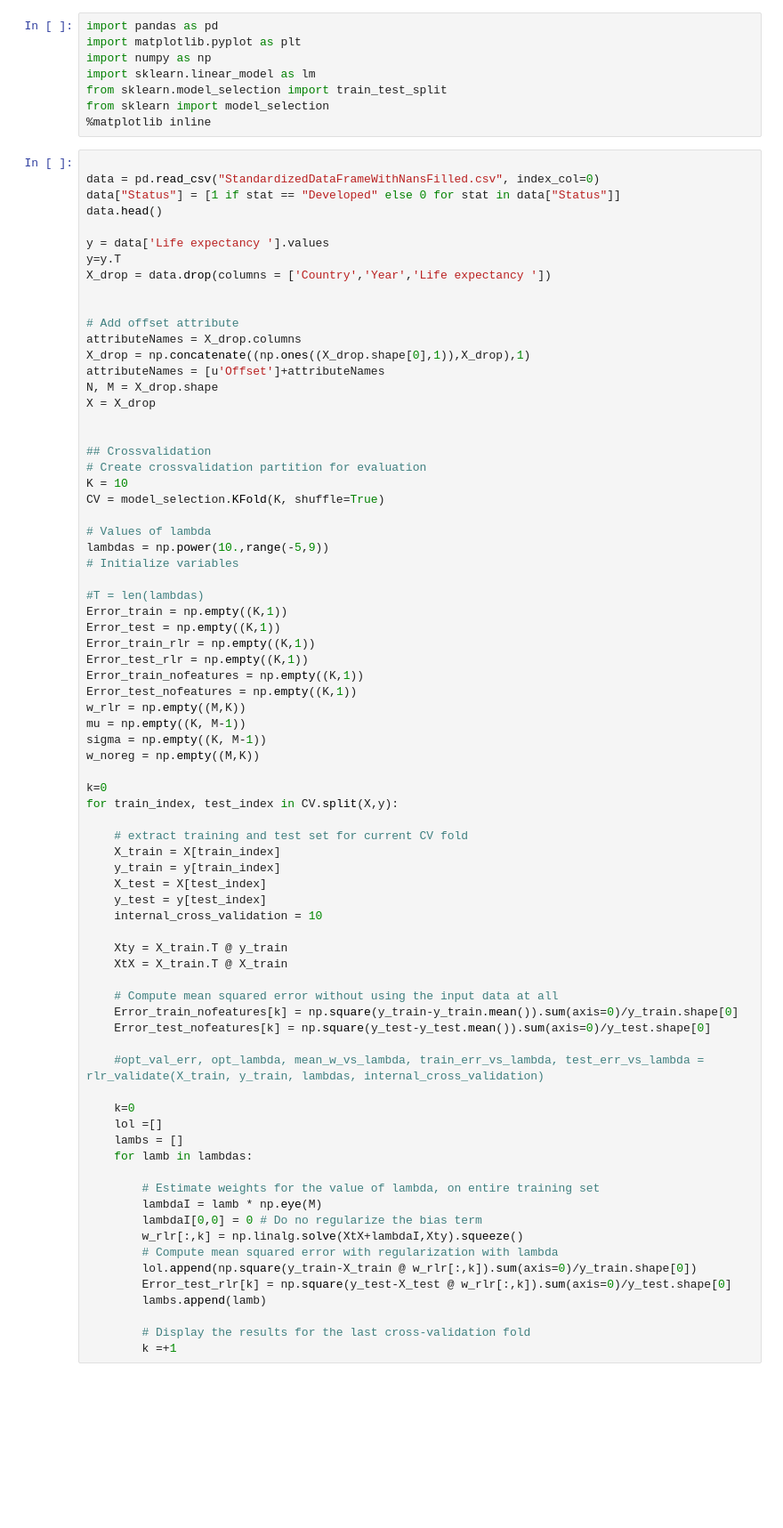
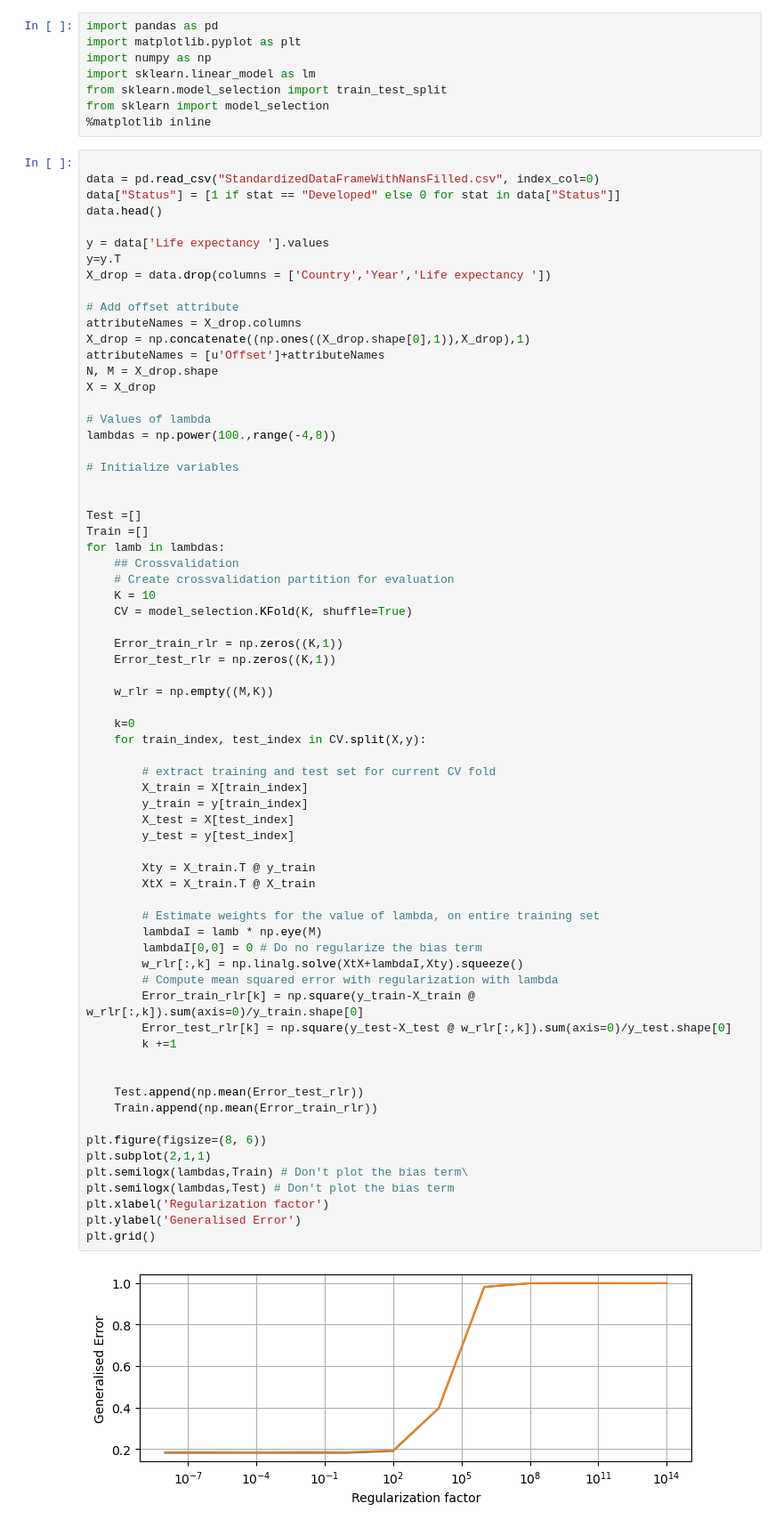
Before and after one commit to Apros7/DTU_MachineLearning, a Jupyter notebook: Project2/Linear_2.ipynb, the cells around one changed output. Shown at 89% size. Cells and saved outputs as stored; diff of their text form; blank space fills up the shorter version.

```diff
--- a/Project2/Linear_2.ipynb
+++ b/Project2/Linear_2.ipynb
@@ -12,72 +12,67 @@ data = pd.read_csv("StandardizedDataFrameWithNansFilled.csv", index_col=0)
 data["Status"] = [1 if stat == "Developed" else 0 for stat in data["Status"]]
 data.head()
 
 y = data['Life expectancy '].values
 y=y.T
 X_drop = data.drop(columns = ['Country','Year','Life expectancy '])
 
-
 # Add offset attribute
 attributeNames = X_drop.columns
 X_drop = np.concatenate((np.ones((X_drop.shape[0],1)),X_drop),1)
 attributeNames = [u'Offset']+attributeNames
 N, M = X_drop.shape
 X = X_drop
 
+# Values of lambda
+lambdas = np.power(100.,range(-4,8))
 
-## Crossvalidation
-# Create crossvalidation partition for evaluation
-K = 10
-CV = model_selection.KFold(K, shuffle=True)
-
-# Values of lambda
-lambdas = np.power(10.,range(-5,9))
 # Initialize variables
 
-#T = len(lambdas)
-Error_train = np.empty((K,1))
-Error_test = np.empty((K,1))
-Error_train_rlr = np.empty((K,1))
-Error_test_rlr = np.empty((K,1))
-Error_train_nofeatures = np.empty((K,1))
-Error_test_nofeatures = np.empty((K,1))
-w_rlr = np.empty((M,K))
-mu = np.empty((K, M-1))
-sigma = np.empty((K, M-1))
-w_noreg = np.empty((M,K))
 
-k=0
-for train_index, test_index in CV.split(X,y):
+Test =[]
+Train =[]
+for lamb in lambdas:
+    ## Crossvalidation
+    # Create crossvalidation partition for evaluation
+    K = 10
+    CV = model_selection.KFold(K, shuffle=True)
 
-    # extract training and test set for current CV fold
-    X_train = X[train_index]
-    y_train = y[train_index]
-    X_test = X[test_index]
-    y_test = y[test_index]
-    internal_cross_validation = 10
+    Error_train_rlr = np.zeros((K,1))
+    Error_test_rlr = np.zeros((K,1))
 
-    Xty = X_train.T @ y_train
-    XtX = X_train.T @ X_train
-
-    # Compute mean squared error without using the input data at all
-    Error_train_nofeatures[k] = np.square(y_train-y_train.mean()).sum(axis=0)/y_train.shape[0]
-    Error_test_nofeatures[k] = np.square(y_test-y_test.mean()).sum(axis=0)/y_test.shape[0]
-
-    #opt_val_err, opt_lambda, mean_w_vs_lambda, train_err_vs_lambda, test_err_vs_lambda = rlr_validate(X_train, y_train, lambdas, internal_cross_validation)
+    w_rlr = np.empty((M,K))
 
     k=0
-    lol =[]
-    lambs = []
-    for lamb in lambdas:
+    for train_index, test_index in CV.split(X,y):
+
+        # extract training and test set for current CV fold
+        X_train = X[train_index]
+        y_train = y[train_index]
+        X_test = X[test_index]
+        y_test = y[test_index]
+
+        Xty = X_train.T @ y_train
+        XtX = X_train.T @ X_train
 
         # Estimate weights for the value of lambda, on entire training set
         lambdaI = lamb * np.eye(M)
         lambdaI[0,0] = 0 # Do no regularize the bias term
         w_rlr[:,k] = np.linalg.solve(XtX+lambdaI,Xty).squeeze()
         # Compute mean squared error with regularization with lambda
-        lol.append(np.square(y_train-X_train @ w_rlr[:,k]).sum(axis=0)/y_train.shape[0])
+        Error_train_rlr[k] = np.square(y_train-X_train @ w_rlr[:,k]).sum(axis=0)/y_train.shape[0]
         Error_test_rlr[k] = np.square(y_test-X_test @ w_rlr[:,k]).sum(axis=0)/y_test.shape[0]
-        lambs.append(lamb)
+        k +=1
 
-        # Display the results for the last cross-validation fold
-        k =+1
+
+    Test.append(np.mean(Error_test_rlr))
+    Train.append(np.mean(Error_train_rlr))
+
+plt.figure(figsize=(8, 6))
+plt.subplot(2,1,1)
+plt.semilogx(lambdas,Train) # Don't plot the bias term\
+plt.semilogx(lambdas,Test) # Don't plot the bias term
+plt.xlabel('Regularization factor')
+plt.ylabel('Generalised Error')
+plt.grid()
+# %% [output]
+[figure, added]
```
Also changed, not shown: parts of 4 cells of this notebook, 2 other files.
